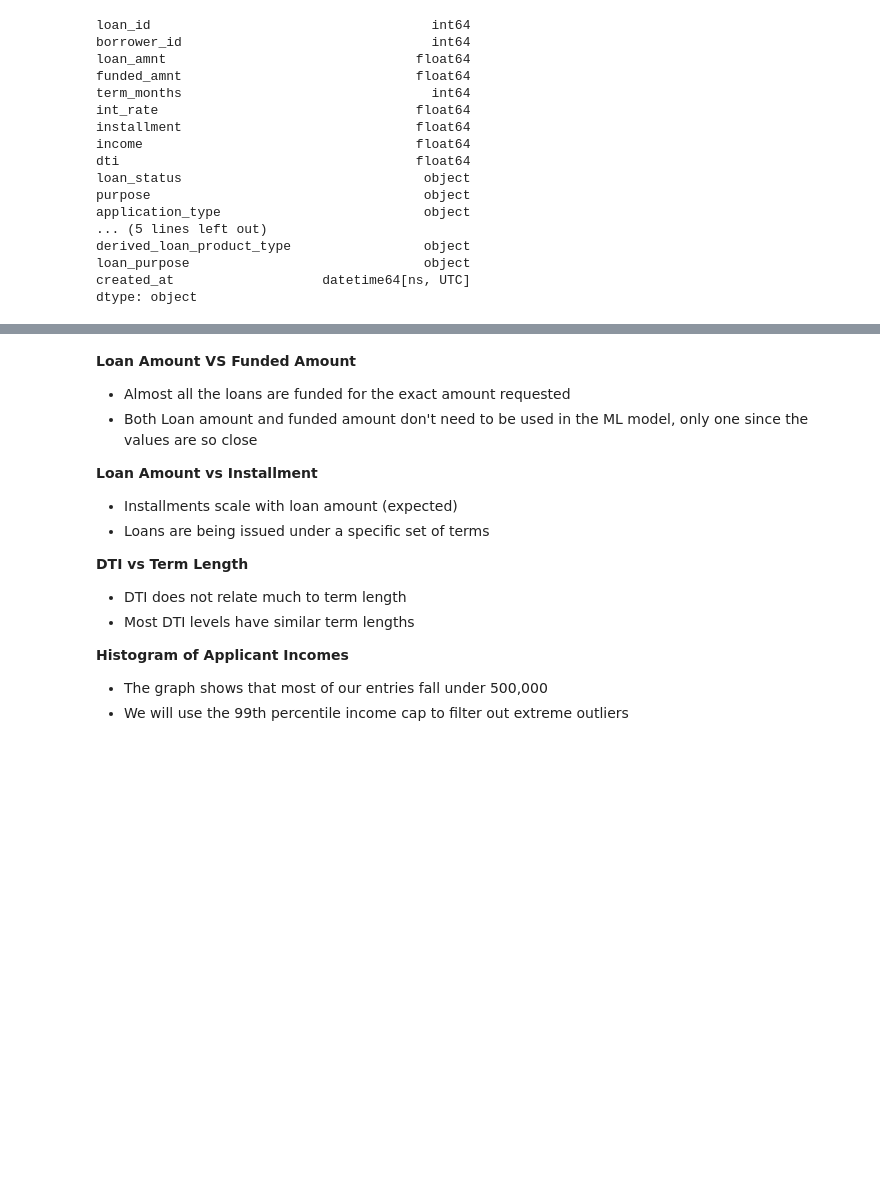
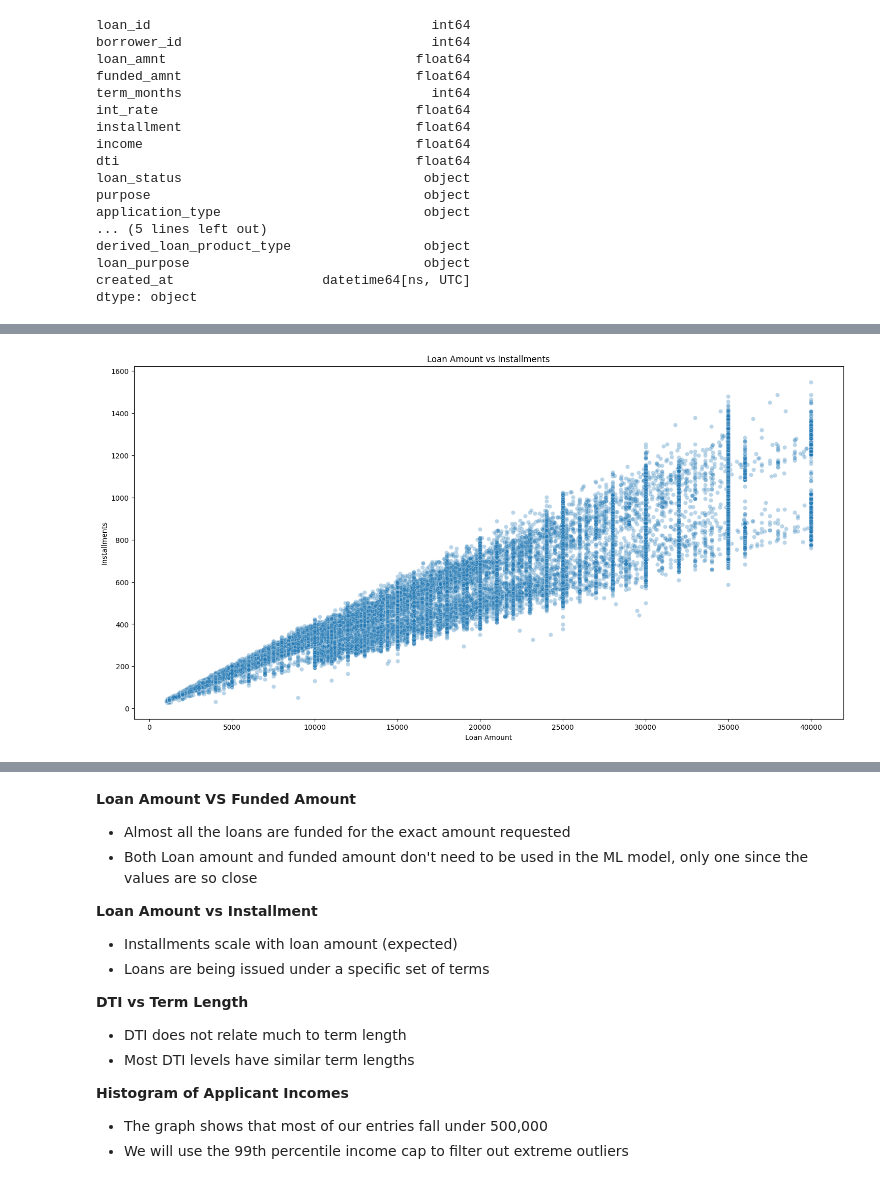
Before and after one commit to novoni01/credit-risk-assessment, a Jupyter notebook: notebooks/data_visualization.ipynb, the cells around one changed output, grey strips where cells are left out. Saved outputs shown, nothing was run; the diff lists cells and outputs as text; code cells hidden in the pictures; blank space fills up the shorter version.

```diff
--- a/notebooks/data_visualization.ipynb
+++ b/notebooks/data_visualization.ipynb
@@ -108,2 +107,12 @@ plt.show()
+# %%
+# Loan Amount vs Installment Amount
+plt.figure(figsize=(18,9))
+sns.scatterplot(data=accepted_loans, x='loan_amnt', y='installment', alpha=0.3)
+plt.title('Loan Amount vs Installments')
+plt.xlabel("Loan Amount")
+plt.ylabel("Installments")
+plt.show()
+# %% [output]
+[figure, added]
 # %%
 # Loan Amount vs Installment Amount
```
Also changed, not shown: parts of 6 cells of this notebook.
